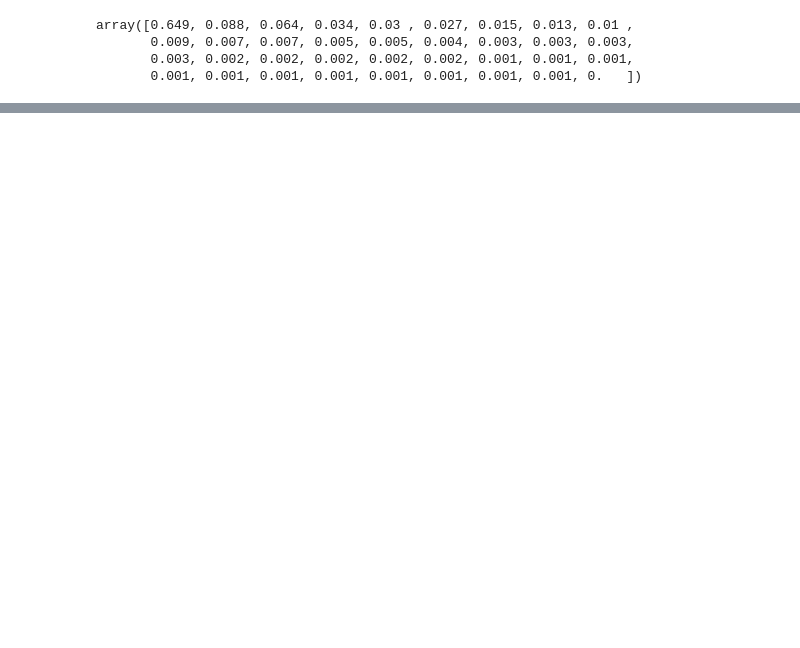
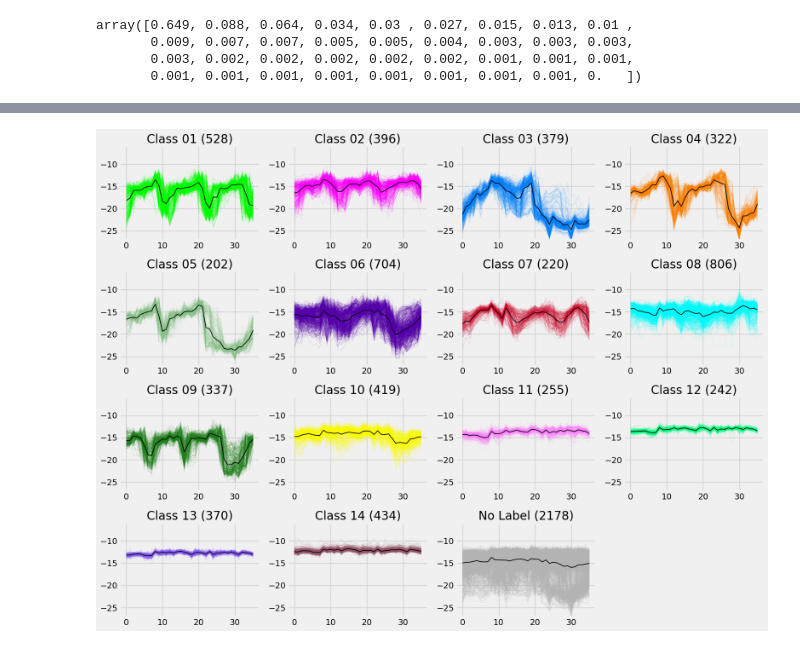
Before and after one commit to PEOPLE-ER/Wetland-Function-Assessment, a Jupyter notebook: 04_cluster_analysis.ipynb, the cells around one changed output, grey strips where cells are left out. Drawn from its saved outputs; the diff is of its cells as text; code cells hidden in the pictures; blank space fills up the shorter version.

```diff
--- a/04_cluster_analysis.ipynb
+++ b/04_cluster_analysis.ipynb
@@ -74,0 +233,31 @@ plt.gcf().set_size_inches([12, 11])
+# %%
+df_ts = df_vh.copy()
+df_ts.index = convert_to_class_name(hdbscan.labels_)
+df_ts = df_ts.sort_index()
+df_ts.index.name = 'Label'
+# %%
+labels = df_ts.index.unique().values
+
+ncol=4
+nrow = int(n_class / ncol) + 1
+
+fig = plt.Figure(figsize=[ncol * 4, nrow * 3])
+gs = plt.GridSpec(nrow, ncol)
+
+for i in range(n_class):
+
+    target_label = labels[i]
+
+    ts = df_ts.loc[target_label].values
+    ts_avg = np.mean(ts, axis=0)
+
+    ax = fig.add_subplot(gs[i])
+    ax.plot(ts.T, color=colors[i], alpha=0.2, lw=0.5)
+    ax.plot(ts_avg, color='k', lw=1.2)
+    ax.set_title(target_label + ' ({})'.format(ts.shape[0]))
+    ax.set_ylim([-27, -6])
+
+fig.tight_layout()
+fig
+# %% [output]
+[figure, added]
```
Also changed, not shown: parts of 31 cells of this notebook, 4 other files.
